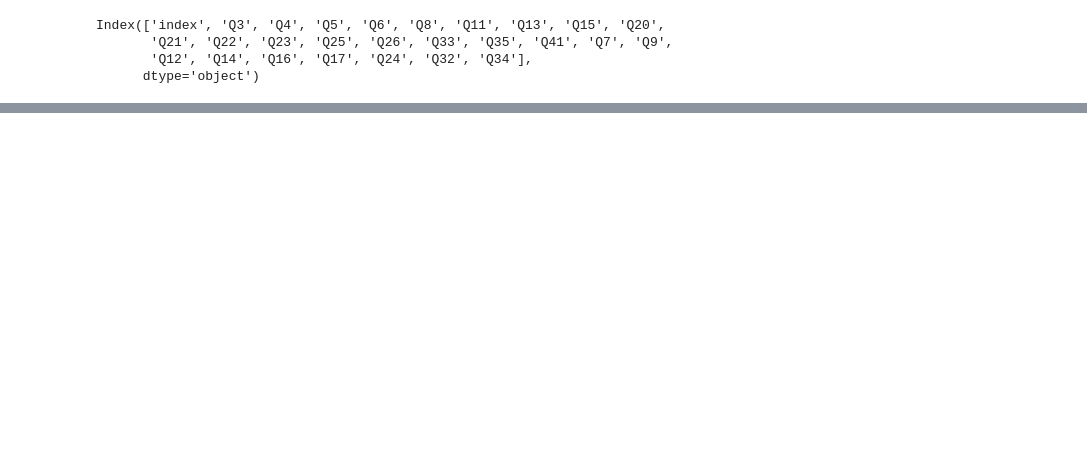
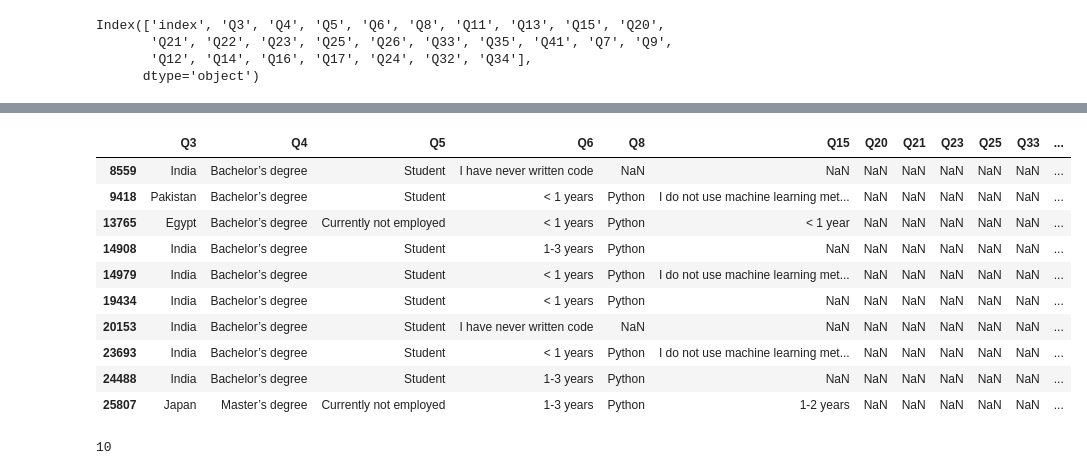
Before and after one commit to Adalab/project-da-promo-d-modulo-2-team-4, a Jupyter notebook: seleccion-columnas.ipynb, the cells around one changed output, grey strips where cells are left out. Saved outputs shown, nothing was run; the diff lists cells and outputs as text; code cells hidden in the pictures; blank space fills up the shorter version.

```diff
--- a/seleccion-columnas.ipynb
+++ b/seleccion-columnas.ipynb
@@ -74,6 +82,24 @@ df_total.head(1)
 |  | index | Q3 | Q4 | Q5 | Q6 | Q8 | Q15 | Q20 | Q21 | Q23 | Q25 | ... |
 | 0 | 0 | India | Bachelor’s degree | Other | 5-10 years | Python | 5-10 years | Manufacturing/Fabrication | 50-249 employees | No (we do not use ML methods) | 25,000-29,999 | ... |
 # %%
-df_total =df_total.set_index("index")
+df_total =df_total.drop("index", axis = 1)
+# %%
+df_total[df_total.duplicated()]
+# %% [output]
+|  | Q3 | Q4 | Q5 | Q6 | Q8 | Q15 | Q20 | Q21 | Q23 | Q25 | Q33 | ... |
+| 8559 | India | Bachelor’s degree | Student | I have never written code | NaN | NaN | NaN | NaN | NaN | NaN | NaN | ... |
+| 9418 | Pakistan | Bachelor’s degree | Student | < 1 years | Python | I do not use machine learning met... | NaN | NaN | NaN | NaN | NaN | ... |
+| 13765 | Egypt | Bachelor’s degree | Currently not employed | < 1 years | Python | < 1 year | NaN | NaN | NaN | NaN | NaN | ... |
+| 14908 | India | Bachelor’s degree | Student | 1-3 years | Python | NaN | NaN | NaN | NaN | NaN | NaN | ... |
+| 14979 | India | Bachelor’s degree | Student | < 1 years | Python | I do not use machine learning met... | NaN | NaN | NaN | NaN | NaN | ... |
+| 19434 | India | Bachelor’s degree | Student | < 1 years | Python | NaN | NaN | NaN | NaN | NaN | NaN | ... |
+| 20153 | India | Bachelor’s degree | Student | I have never written code | NaN | NaN | NaN | NaN | NaN | NaN | NaN | ... |
+| 23693 | India | Bachelor’s degree | Student | < 1 years | Python | I do not use machine learning met... | NaN | NaN | NaN | NaN | NaN | ... |
+| 24488 | India | Bachelor’s degree | Student | 1-3 years | Python | NaN | NaN | NaN | NaN | NaN | NaN | ... |
+| 25807 | Japan | Master’s degree | Currently not employed | 1-3 years | Python | 1-2 years | NaN | NaN | NaN | NaN | NaN | ... |
+# %%
+df_total.duplicated().sum()
+# %% [output]
+10
 # %%
 df_total.to_csv("archivos_editados/df_completo.csv")
```
Also changed, not shown: parts of 3 cells of this notebook, 2 other files.
